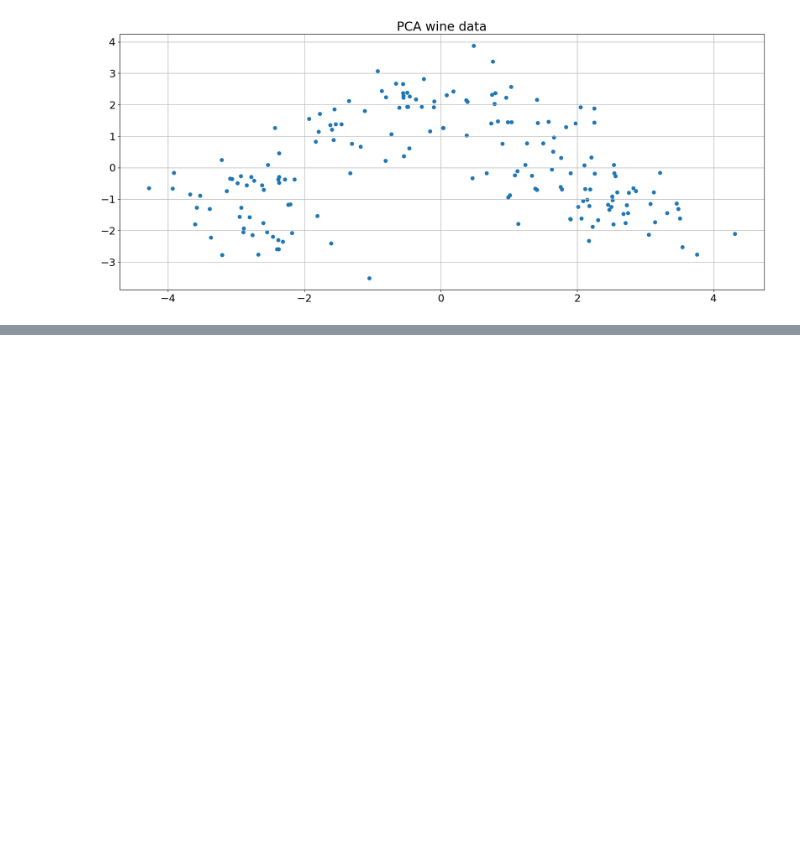
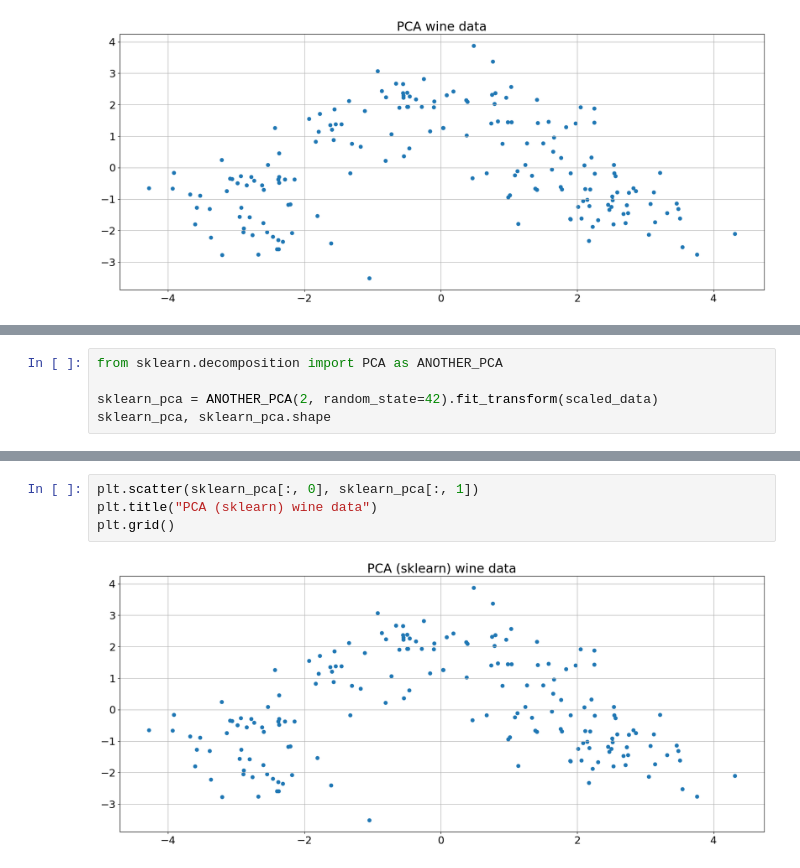
Before and after one commit to kiryu2k/ml-enjoyer, a Jupyter notebook: pca/pca.ipynb, the cells around one changed output, grey strips where cells are left out. Saved outputs shown, nothing was run; the diff lists cells and outputs as text; blank space fills up the shorter version.

Commit message:
Add plot with results of pca from sklearn to compare with made model

```diff
--- a/pca/pca.ipynb
+++ b/pca/pca.ipynb
@@ -105,0 +108,5 @@ plt.grid()
+# %%
+from sklearn.decomposition import PCA as ANOTHER_PCA
+
+sklearn_pca = ANOTHER_PCA(2, random_state=42).fit_transform(scaled_data)
+sklearn_pca, sklearn_pca.shape
@@ -105,0 +131,6 @@ plt.grid()
+# %%
+plt.scatter(sklearn_pca[:, 0], sklearn_pca[:, 1])
+plt.title("PCA (sklearn) wine data")
+plt.grid()
+# %% [output]
+[figure, added]
```
Also changed, not shown: parts of 2 cells of this notebook.
